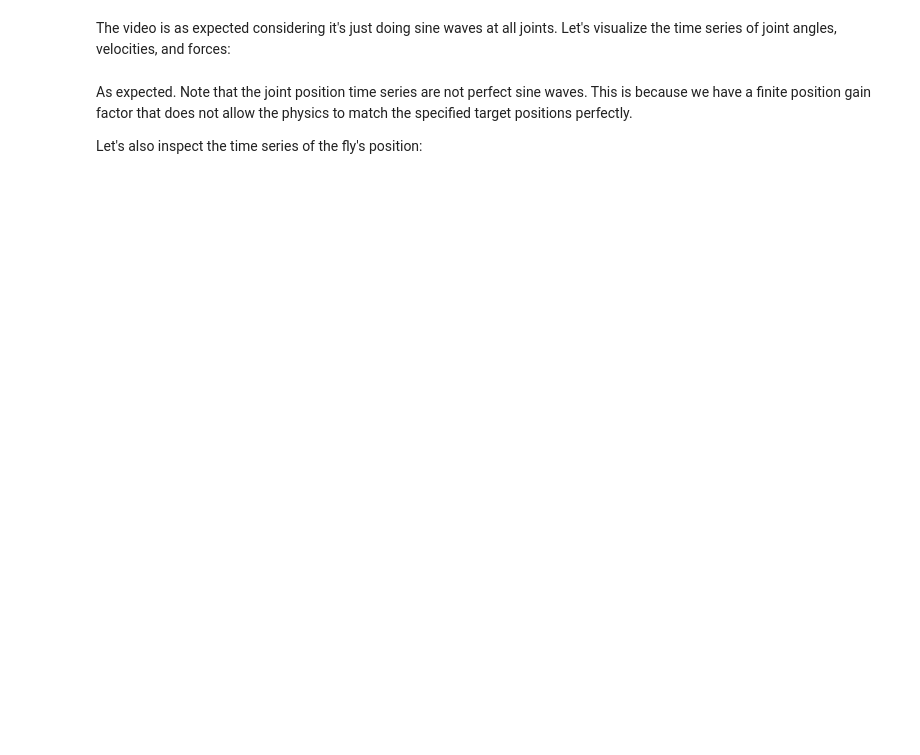
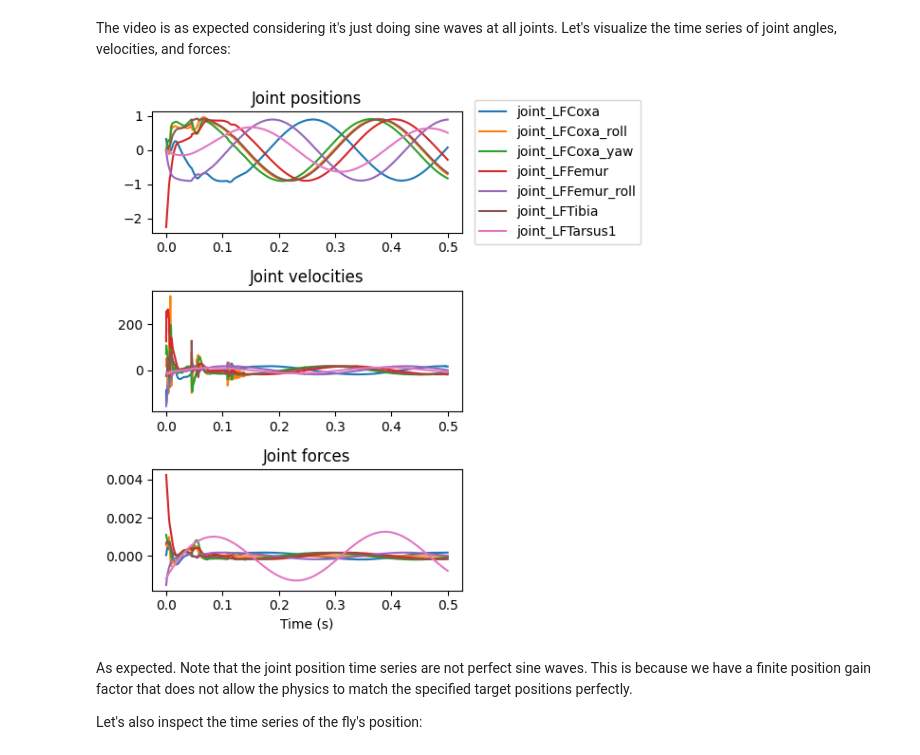
Before and after one commit to NeLy-EPFL/flygym, a Jupyter notebook: notebooks/mujoco_sinewave.ipynb, the cells around one changed output. Cells and saved outputs as stored; diff of their text form; code cells hidden in the pictures; blank space fills up the shorter version.

```diff
--- a/notebooks/mujoco_sinewave.ipynb
+++ b/notebooks/mujoco_sinewave.ipynb
@@ -80,17 +79,18 @@ Next, we initiate a new Gym environment. Note that under the 'saved' rendering m
 # %%
 out_dir = Path('data/mujoco_basic_untethered_sinewave')
 nmf = NeuroMechFlyMuJoCo(render_mode='saved', output_dir=out_dir,
-                         actuated_joints=config.all_leg_dofs)
+                         init_pose='stretch',
+                         render_config={'playspeed': 0.2})
 # %% [markdown]
 We then define the frequency, phase, and amplitude of the sinusoidal waves:
 # %%
-freq = 500
+freq = 20
 phase = 2 * np.pi * np.random.rand(len(nmf.actuators))
 amp = 0.9
 # %% [markdown]
 We are now ready to run the simulation. We do this in a loop, and this is the core of the simulation. We will simulate 0.1 seconds of fly behavior and append the state observations to a list:
 # %%
-run_time = 0.1
+run_time = 0.5
 obs_list = []    # keep track of the observed states
 while nmf.curr_time <= run_time:    # main loop
     joint_pos = amp * np.sin(freq * nmf.curr_time + phase)  # sine wave controller
@@ -127,18 +126,20 @@ Video.from_file(out_dir / 'video.mp4')
 The video is as expected considering it's just doing sine waves at all joints. Let's visualize the time series of joint angles, velocities, and forces:
 # %%
 num_joints_to_plot = 7
-t = np.arange(0, run_time, nmf.timestep)
+t = np.arange(len(obs_list)) * nmf.timestep
 fig, axs = plt.subplots(3, 1, figsize=(6, 6), tight_layout=True)
 axs[0].plot(t, [x['joints'][0, :num_joints_to_plot] for x in obs_list],
             label=nmf.actuated_joints[:num_joints_to_plot])
 axs[0].legend(bbox_to_anchor=(1.04, 0.5), loc="center left", borderaxespad=0)
 axs[0].set_title('Joint positions')
 axs[1].plot(t, [x['joints'][1, :num_joints_to_plot] for x in obs_list])
 axs[1].set_title('Joint velocities')
 axs[2].plot(t, [x['joints'][2, :num_joints_to_plot] for x in obs_list])
 axs[2].set_xlabel('Time (s)')
 axs[2].set_title('Joint forces')
 plt.show()
+# %% [output]
+[figure, added]
 # %% [markdown]
 As expected. Note that the joint position time series are not perfect sine waves. This is because we have a finite position gain factor that does not allow the physics to match the specified target positions perfectly.
 
```
Also changed, not shown: parts of 5 cells of this notebook, 3 other files.
